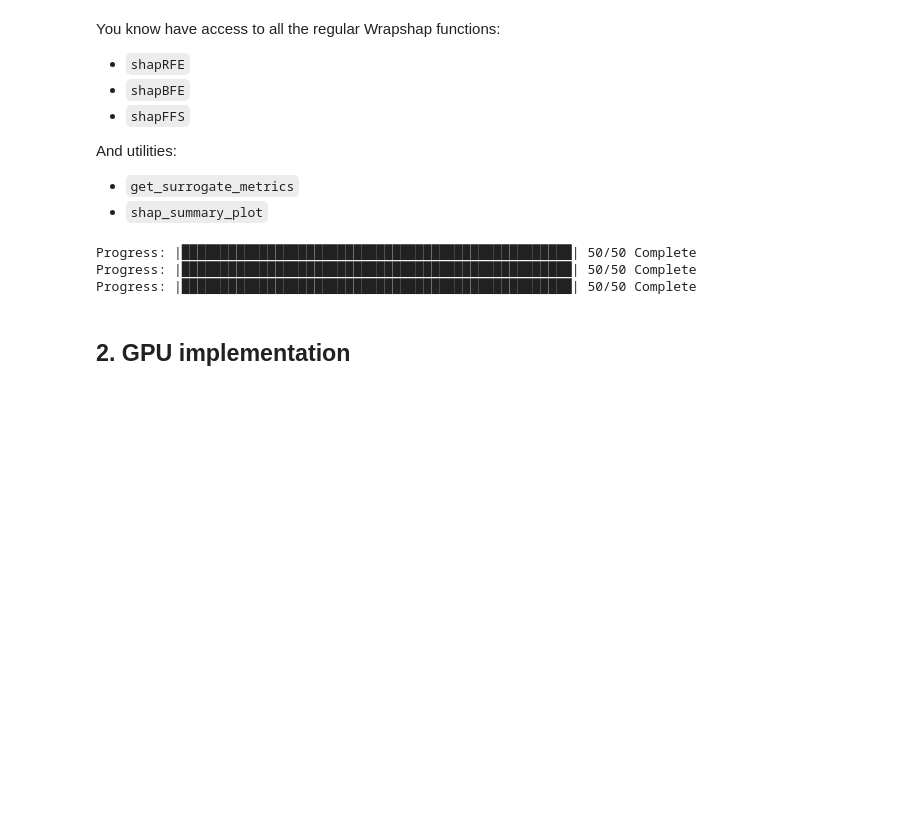
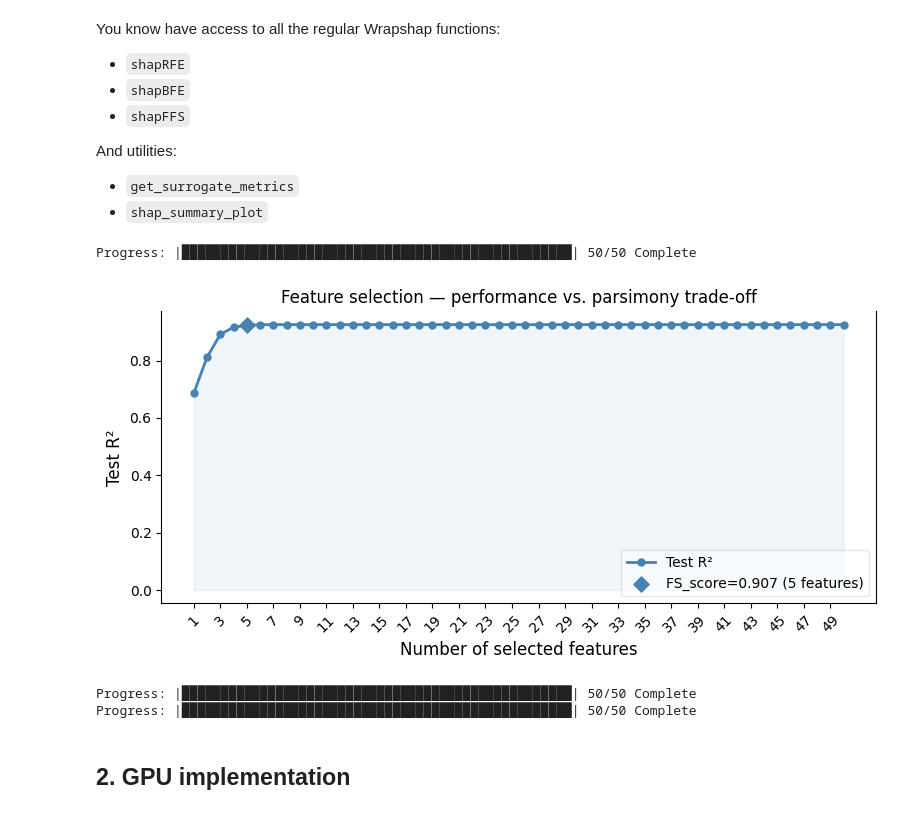
Before and after one commit to fefurger/wrapshap, a Jupyter notebook: example_notebooks/Wrapshap_example_LGB.ipynb, the cells around one changed output. Cells and saved outputs as stored; diff of their text form; code cells hidden in the pictures; blank space fills up the shorter version.

```diff
--- a/example_notebooks/Wrapshap_example_LGB.ipynb
+++ b/example_notebooks/Wrapshap_example_LGB.ipynb
@@ -349,12 +362,13 @@ And utilities:
 - `shap_summary_plot`
 # %%
 rfe_ranking, rfe_perfs = wrap.shapRFE()
-bfe_ranking, bfe_perfs = wrap.shapBFE()
-ffs_ranking, ffs_perfs = wrap.shapFFS()
+bfe_ranking, bfe_perfs = wrap.shapBFE(plot=False)
+ffs_ranking, ffs_perfs = wrap.shapFFS(plot=False)
 # %% [output]
 Progress: |██████████████████████████████████████████████████| 50/50 Complete
-Progress: |██████████████████████████████████████████████████| 50/50 Complete
-Progress: |██████████████████████████████████████████████████| 50/50 Complete
+[figure, added]
+Progress: |██████████████████████████████████████████████████| 50/50 Complete
+Progress: |██████████████████████████████████████████████████| 50/50 Complete
 # %% [markdown]
 ## 2. GPU implementation
 # %% [markdown]
```
Also changed, not shown: parts of 18 cells of this notebook, 12 other files.
